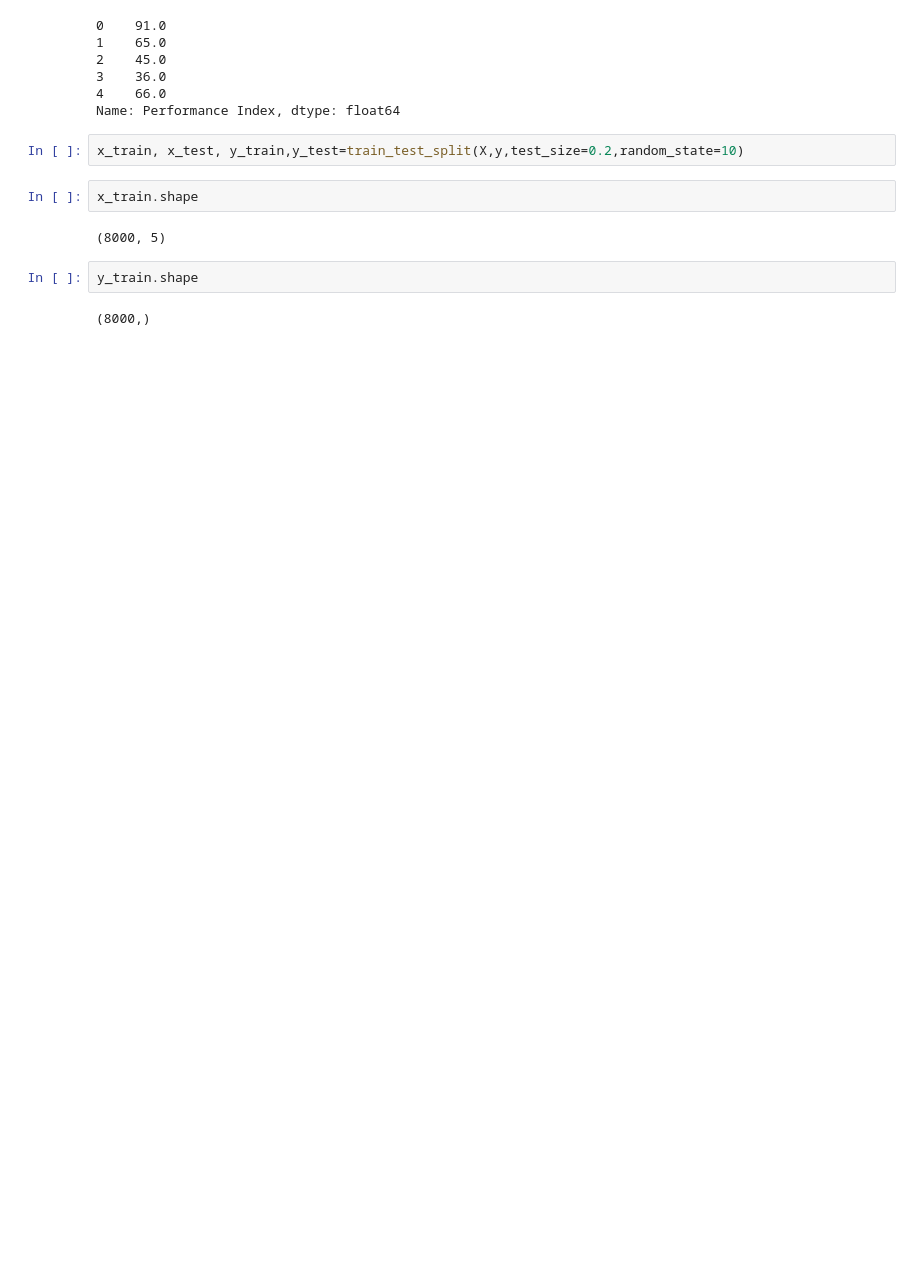
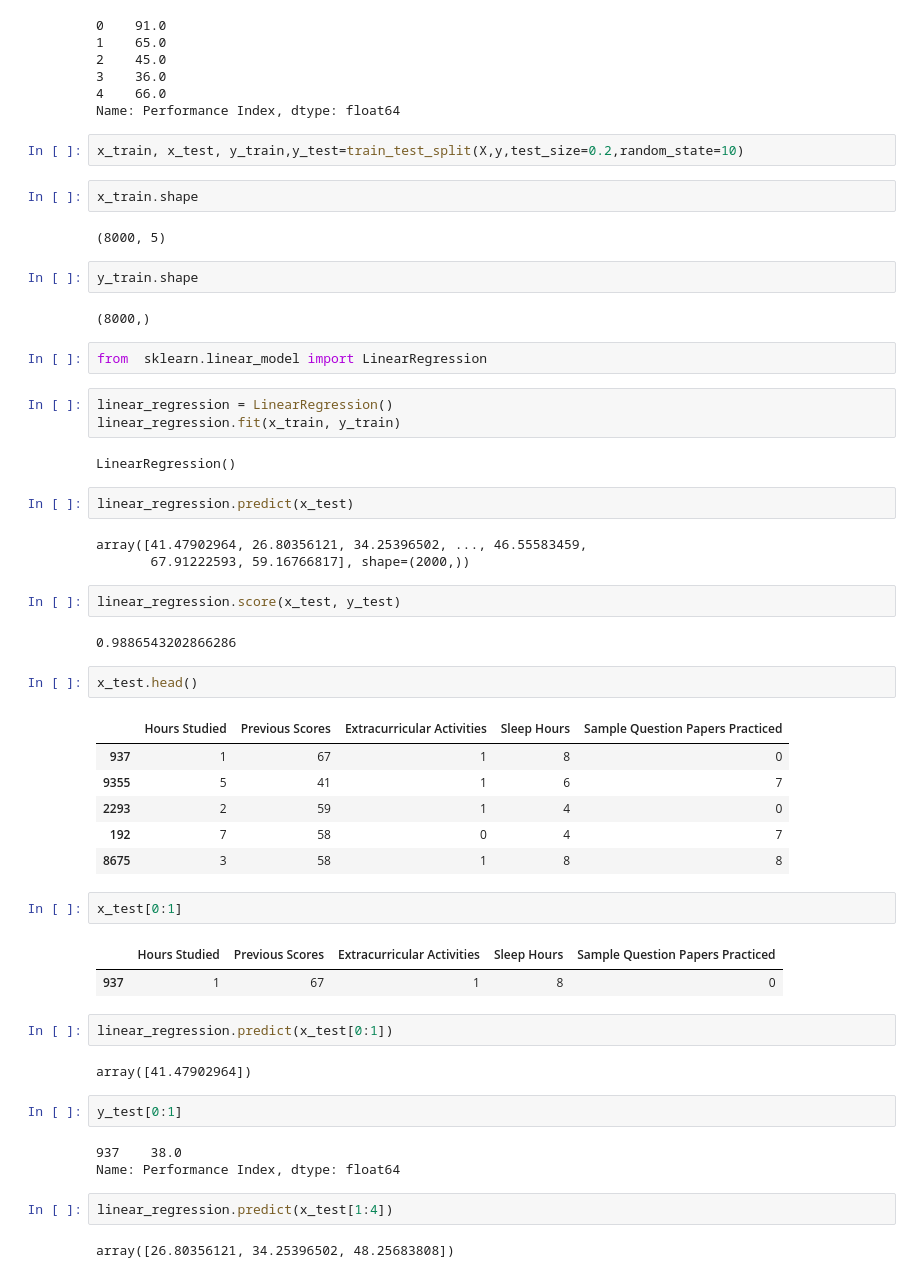
Before and after one commit to cstory1/ml-practice, a Jupyter notebook: notebooks/train_test_practice.ipynb, the cells around one changed output. Cells and saved outputs as stored; diff of their text form; blank space fills up the shorter version.

Commit message:
feat: Add decision tree notebook and update train_test_practice with numeric encoding and linear regression model

```diff
--- a/notebooks/train_test_practice.ipynb
+++ b/notebooks/train_test_practice.ipynb
@@ -51,3 +55,46 @@ x_train.shape
 y_train.shape
 # %% [output]
 (8000,)
+# %%
+from  sklearn.linear_model import LinearRegression
+# %%
+linear_regression = LinearRegression()
+linear_regression.fit(x_train, y_train)
+# %% [output]
+LinearRegression()
+# %%
+linear_regression.predict(x_test)
+# %% [output]
+array([41.47902964, 26.80356121, 34.25396502, ..., 46.55583459,
+       67.91222593, 59.16766817], shape=(2000,))
+# %%
+linear_regression.score(x_test, y_test)
+# %% [output]
+0.9886543202866286
+# %%
+x_test.head()
+# %% [output]
+|  | Hours Studied | Previous Scores | Extracurricular Activities | Sleep Hours | Sample Question Papers Practiced |
+| 937 | 1 | 67 | 1 | 8 | 0 |
+| 9355 | 5 | 41 | 1 | 6 | 7 |
+| 2293 | 2 | 59 | 1 | 4 | 0 |
+| 192 | 7 | 58 | 0 | 4 | 7 |
+| 8675 | 3 | 58 | 1 | 8 | 8 |
+# %%
+x_test[0:1]
+# %% [output]
+|  | Hours Studied | Previous Scores | Extracurricular Activities | Sleep Hours | Sample Question Papers Practiced |
+| 937 | 1 | 67 | 1 | 8 | 0 |
+# %%
+linear_regression.predict(x_test[0:1])
+# %% [output]
+array([41.47902964])
+# %%
+y_test[0:1]
+# %% [output]
+937    38.0
+Name: Performance Index, dtype: float64
+# %%
+linear_regression.predict(x_test[1:4])
+# %% [output]
+array([26.80356121, 34.25396502, 48.25683808])
```
Also changed, not shown: parts of 12 cells of this notebook.
